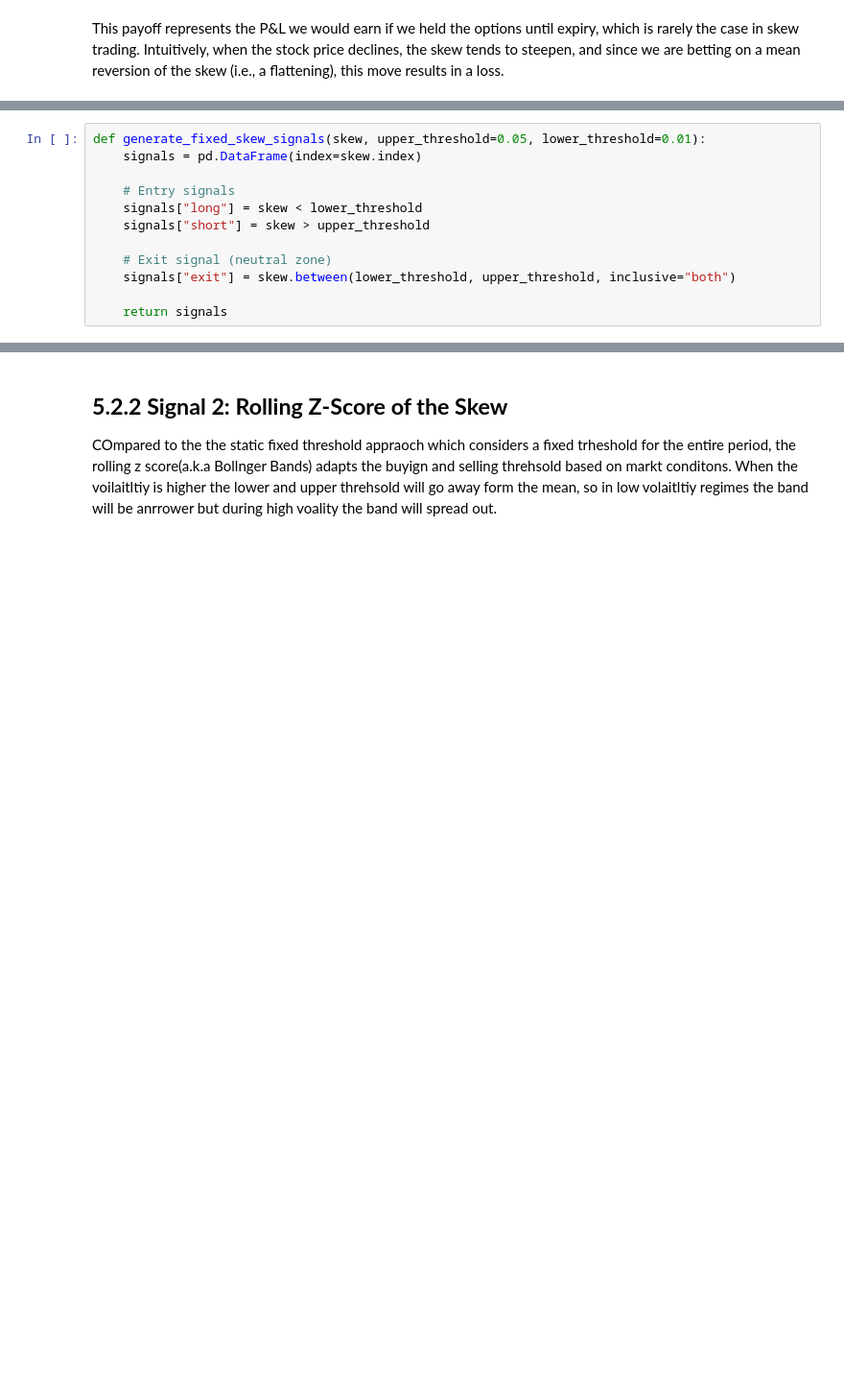
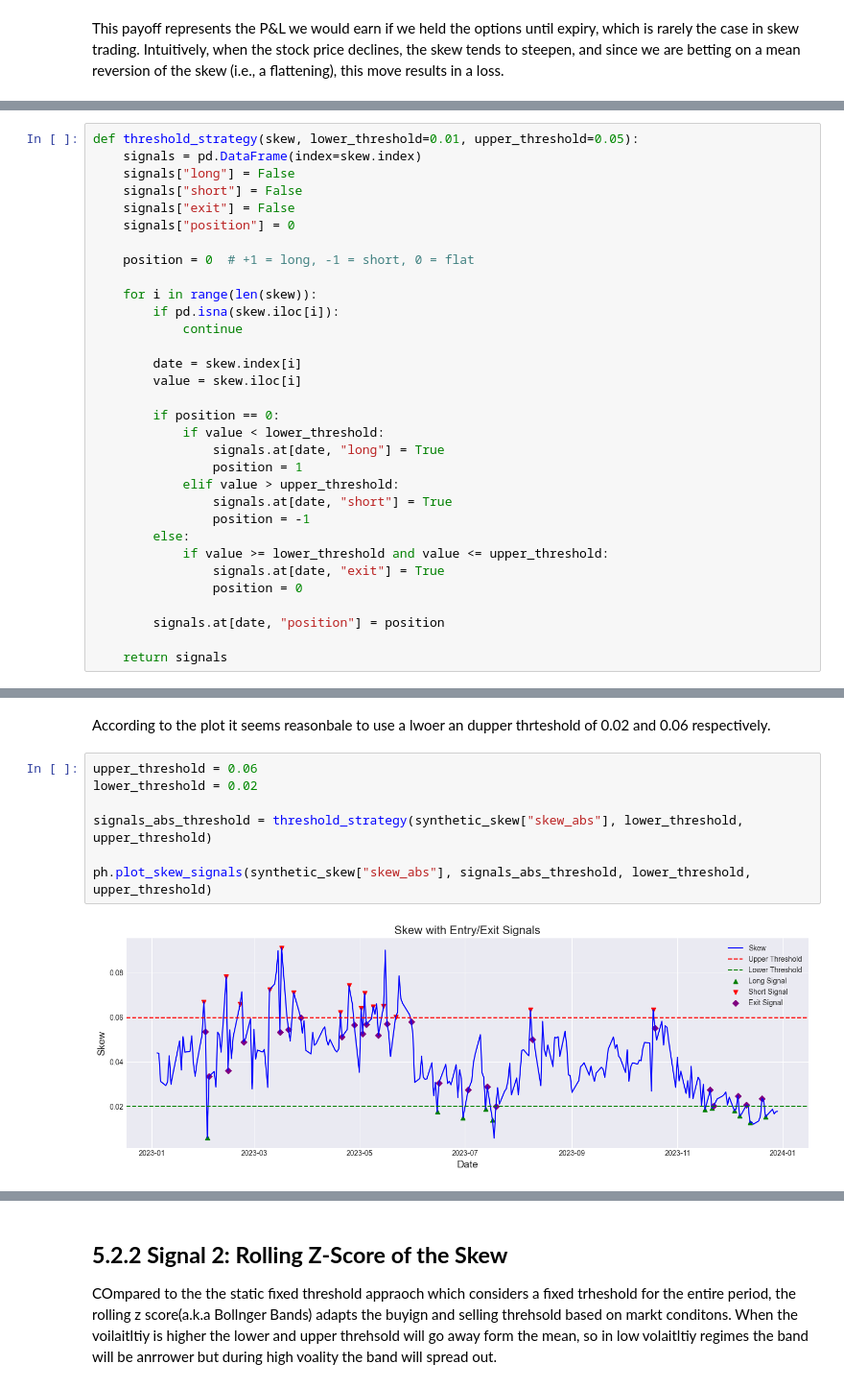
Before and after one commit to anthonymakarewicz/volatility-trading, a Jupyter notebook: skew_trading.ipynb, the cells around one changed output, grey strips where cells are left out. Shown at 96% size. Drawn from its saved outputs; the diff is of its cells as text; blank space fills up the shorter version.

```diff
--- a/skew_trading.ipynb
+++ b/skew_trading.ipynb
@@ -520,12 +516,32 @@ This logic defines a simple contrarian trading strategy based on the assumption
 # %%
-def generate_fixed_skew_signals(skew, upper_threshold=0.05, lower_threshold=0.01):
+def threshold_strategy(skew, lower_threshold=0.01, upper_threshold=0.05):
     signals = pd.DataFrame(index=skew.index)
+    signals["long"] = False
+    signals["short"] = False
+    signals["exit"] = False
+    signals["position"] = 0
 
-    # Entry signals
-    signals["long"] = skew < lower_threshold
-    signals["short"] = skew > upper_threshold
+    position = 0  # +1 = long, -1 = short, 0 = flat
 
-    # Exit signal (neutral zone)
-    signals["exit"] = skew.between(lower_threshold, upper_threshold, inclusive="both")
+    for i in range(len(skew)):
+        if pd.isna(skew.iloc[i]):
+            continue
+
+        date = skew.index[i]
+        value = skew.iloc[i]
+
+        if position == 0:
+            if value < lower_threshold:
+                signals.at[date, "long"] = True
+                position = 1
+            elif value > upper_threshold:
+                signals.at[date, "short"] = True
+                position = -1
+        else:
+            if value >= lower_threshold and value <= upper_threshold:
+                signals.at[date, "exit"] = True
+                position = 0
+
+        signals.at[date, "position"] = position
 
     return signals
@@ -537 +553,12 @@ def generate_fixed_skew_signals(skew, upper_threshold=0.05, lower_threshold=0.01
+# %% [markdown]
+According to the plot it seems reasonbale to use a lwoer an dupper thrteshold of 0.02 and 0.06 respectively.
+# %%
+upper_threshold = 0.06
+lower_threshold = 0.02
+
+signals_abs_threshold = threshold_strategy(synthetic_skew["skew_abs"], lower_threshold, upper_threshold)
+
+ph.plot_skew_signals(synthetic_skew["skew_abs"], signals_abs_threshold, lower_threshold, upper_threshold)
+# %% [output]
+[figure, added]
 # %% [markdown]
```
Also changed, not shown: parts of 23 cells of this notebook, 1 other file.
